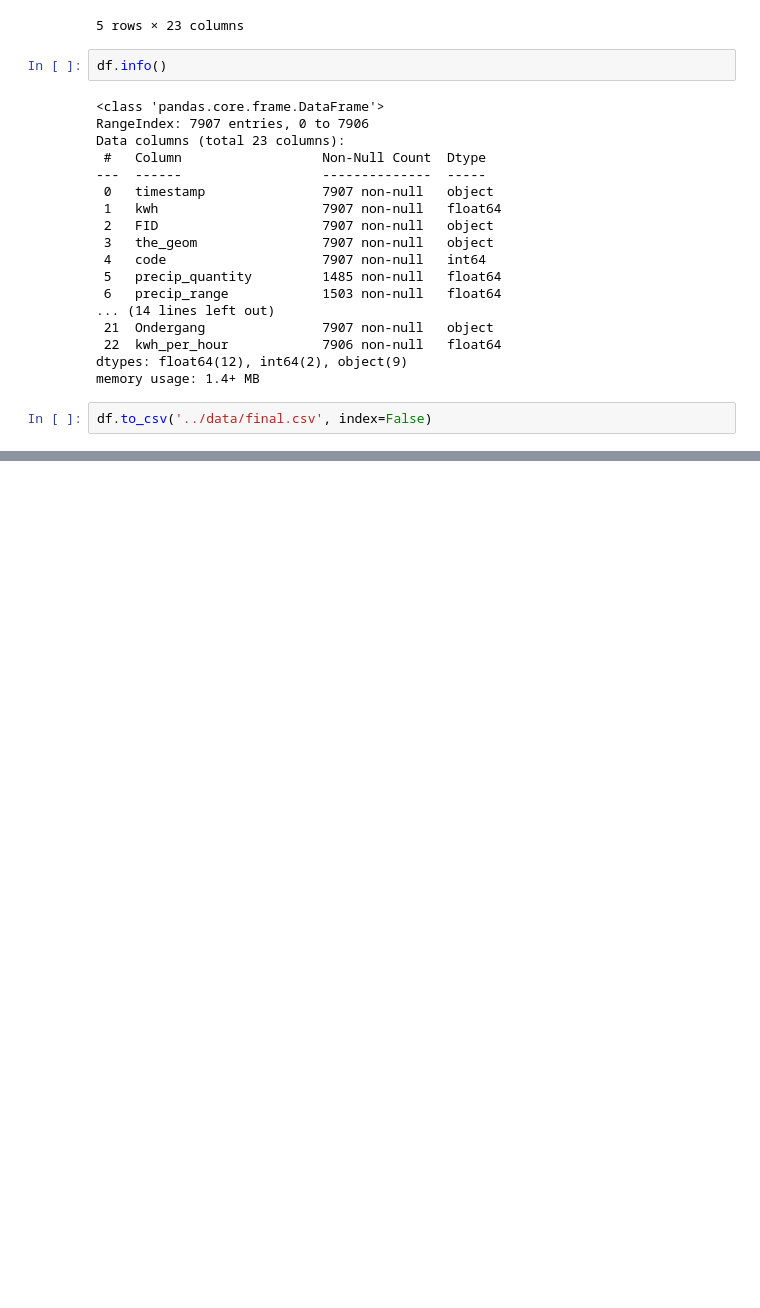
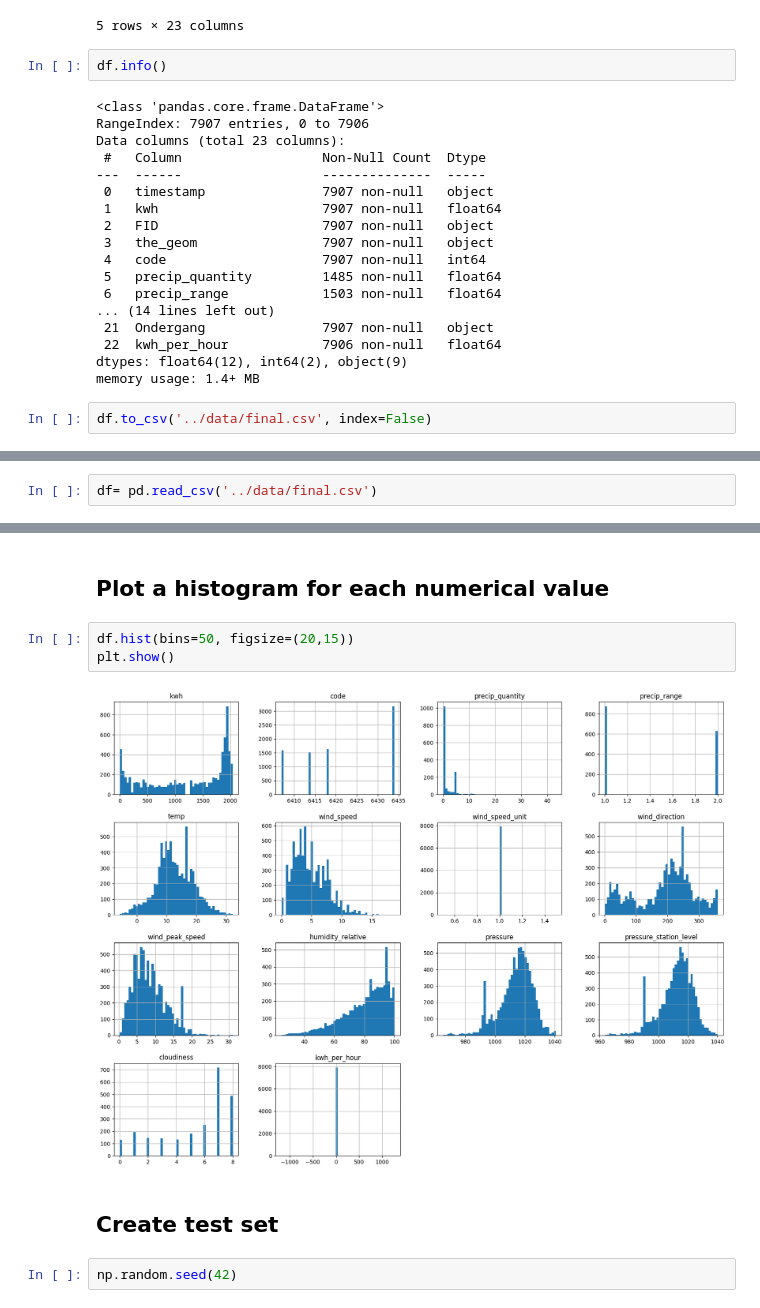
Before and after one commit to samdw6/MachineLearningProject_Solar, a Jupyter notebook: script/solar.ipynb, the cells around one changed output, grey strips where cells are left out. Saved outputs shown, nothing was run; the diff lists cells and outputs as text; blank space fills up the shorter version.

Commit message:
plt hist

```diff
--- a/script/solar.ipynb
+++ b/script/solar.ipynb
@@ -334,0 +344,2 @@ df.to_csv('../data/final.csv', index=False)
+# %%
+df= pd.read_csv('../data/final.csv')
@@ -334,0 +358,11 @@ df.to_csv('../data/final.csv', index=False)
+# %% [markdown]
+## Plot a histogram for each numerical value
+# %%
+df.hist(bins=50, figsize=(20,15))
+plt.show()
+# %% [output]
+[figure, added]
+# %% [markdown]
+## Create test set
+# %%
+np.random.seed(42)
```
Also changed, not shown: parts of 4 cells of this notebook.
